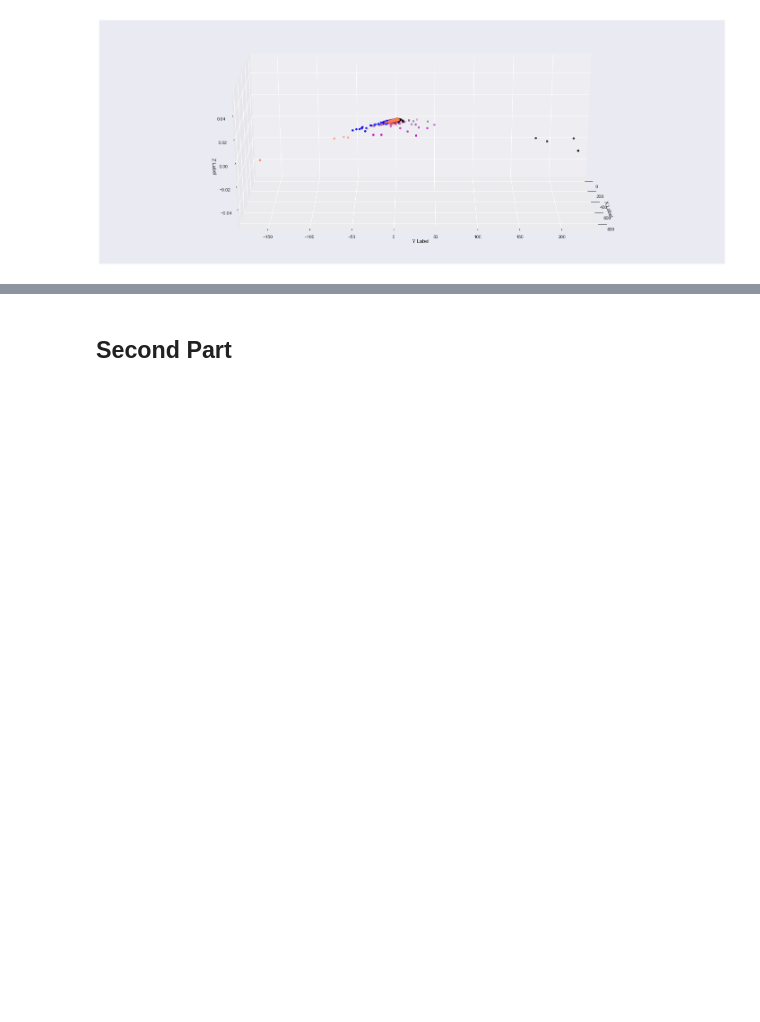
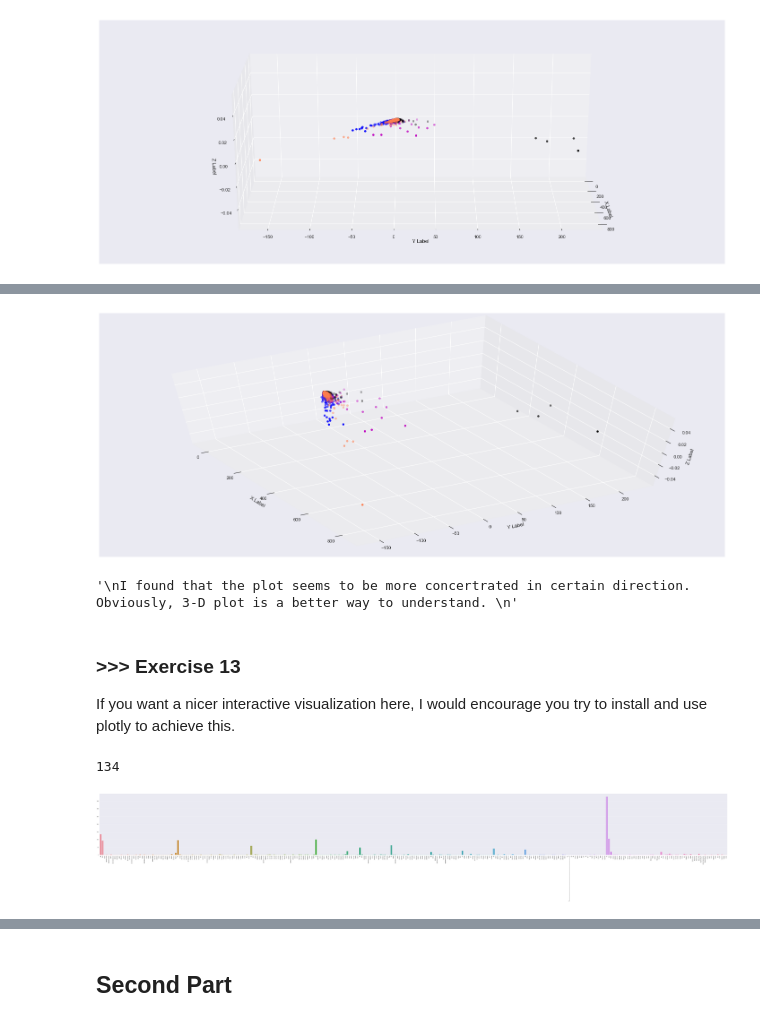
Before and after one commit to grace6029/DM19-Lab1-Homework1, a Jupyter notebook: DM19-Lab1-Homework1/DM19-Lab1-Homework.ipynb, the cells around one changed output, grey strips where cells are left out. Drawn from its saved outputs; the diff is of its cells as text; code cells hidden in the pictures; blank space fills up the shorter version.

```diff
--- a/DM19-Lab1-Homework1/DM19-Lab1-Homework.ipynb
+++ b/DM19-Lab1-Homework1/DM19-Lab1-Homework.ipynb
@@ -426,0 +442,25 @@ plt.show()
+# %%
+fig = plt.figure(figsize = (25,10))
+ax = fig.add_subplot(111,projection='3d')
+col = ['coral', 'blue', 'black', 'm']
+for c, category in zip(col, categories):
+    xs = X_reduced[X['category_name'] == category].T[0]
+    ys = X_reduced[X['category_name'] == category].T[1]
+
+    ax.scatter(xs, ys,zs=0 ,c = c, marker='o')
+    ax.set_xlabel('\nX Label')
+    ax.set_ylabel('\nY Label')
+    ax.set_zlabel('\nZ Label')
+ax.view_init(60,-30)
+plt.show()
+# %% [output]
+[figure, added]
+# %%
+'''
+I found that the plot seems to be more concertrated in certain direction. Obviously, 3-D plot is a better way to understand.
+'''
+# %% [output]
+'\nI found that the plot seems to be more concertrated in certain direction. Obviously, 3-D plot is a better way to understand. \n'
+# %% [markdown]
+### >>> Exercise 13
+If you want a nicer interactive visualization here, I would encourage you try to install and use plotly to achieve this.
@@ -426,0 +474,11 @@ plt.show()
+# %%
+term_frequencies[0]
+# %% [output]
+134
+# %%
+plt.subplots(figsize=(100, 10))
+g = sns.barplot(x=count_vect.get_feature_names()[:300],
+            y=term_frequencies[:300])
+g.set_xticklabels(count_vect.get_feature_names()[:300], rotation = 90);
+# %% [output]
+[figure, added]
```
Also changed, not shown: parts of 9 cells of this notebook.
